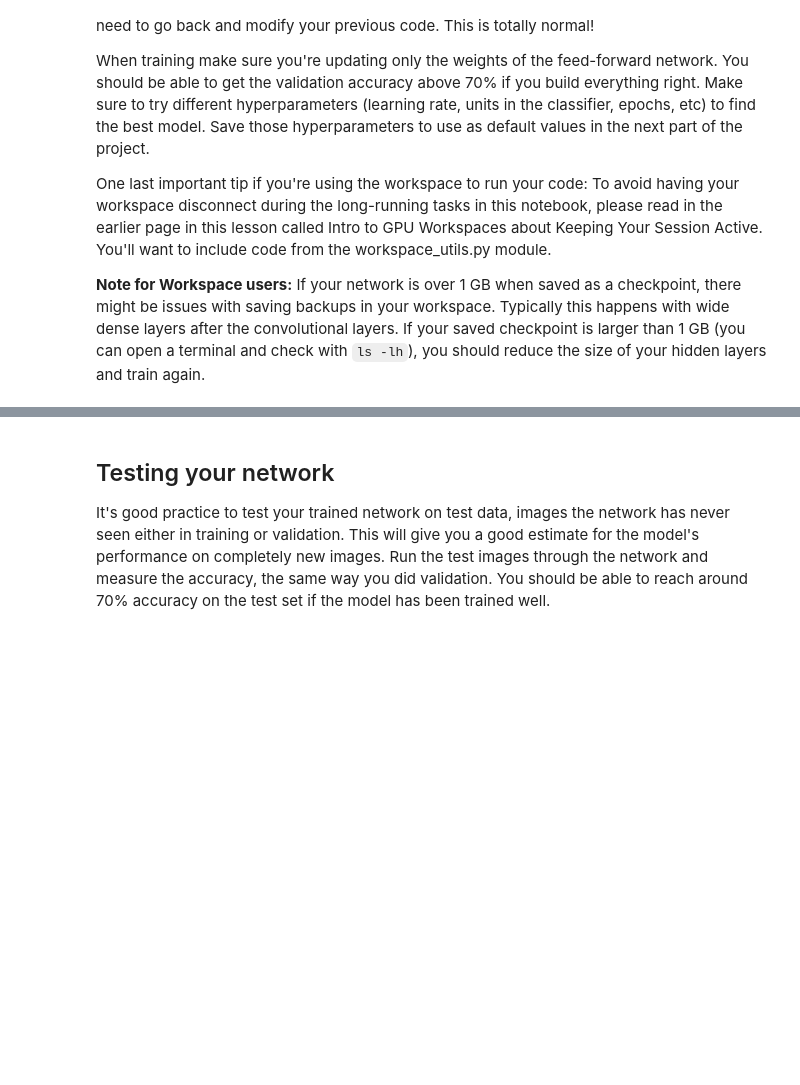
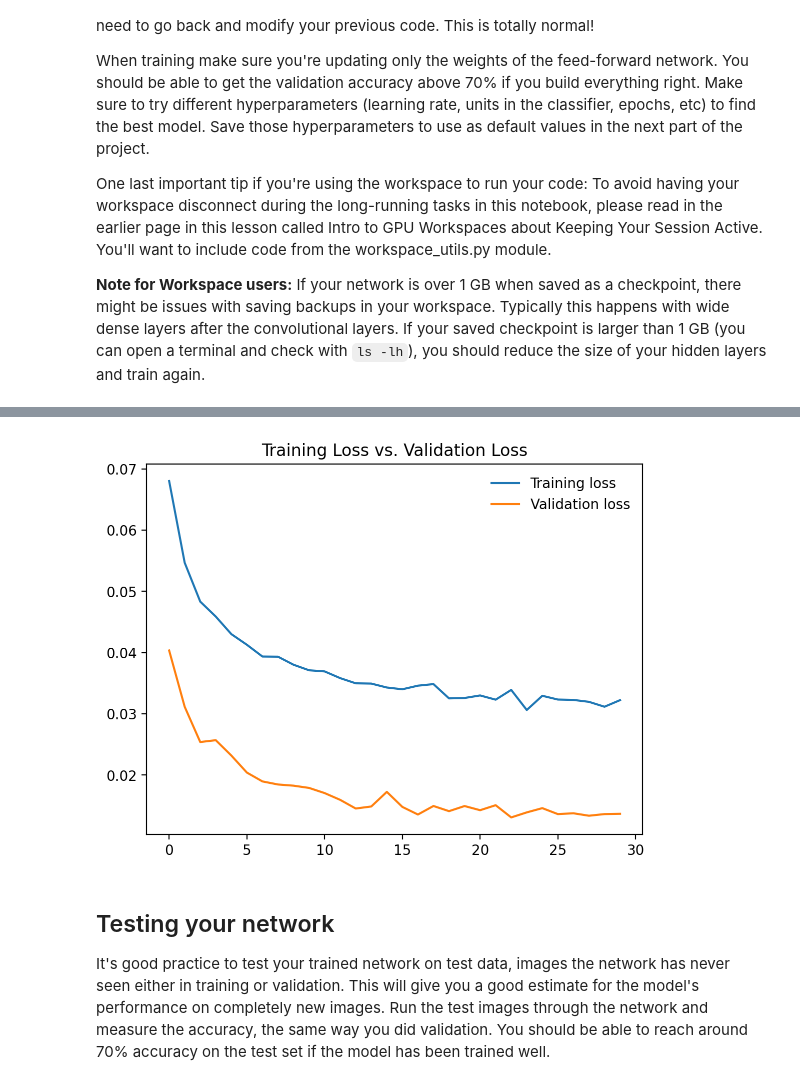
Before and after one commit to shh1v/aipnd-project, a Jupyter notebook: Image Classifier Project.ipynb, the cells around one changed output, grey strips where cells are left out. Cells and saved outputs as stored; diff of their text form; code cells hidden in the pictures; blank space fills up the shorter version.

```diff
--- a/Image Classifier Project.ipynb
+++ b/Image Classifier Project.ipynb
@@ -243,5 +244,5 @@ for epoch in range(1, config["epochs"] + 1):
         print(f"Epoch: {epoch}/{config['epochs']}.. ",
             f"Train Loss: {avg_epoch_train_loss:.3f}.. ",
             f"Valid Loss: {avg_epoch_valid_loss:.3f}.. ",
-            f"Valid Acc: {epoch_valid_correct*100 / len(valid_dataloader.dataset):.3f}%")
+            f"Valid Acc: {epoch_valid_correct*100 / len(valid_dataloader.dataset):.1f}%")
 # %% [output]
@@ -266,8 +266,11 @@ KeyboardInterrupt:
 # %%
 plt.plot(train_losses, label='Training loss')
-plt.plot(test_losses, label='Validation loss')
+plt.plot(valid_losses, label='Validation loss')
 plt.title("Training Loss vs. Validation Loss")
 plt.legend(frameon=False)
+plt.show()
+# %% [output]
+[figure, added]
 # %% [markdown]
 ## Testing your network
 
```
Also changed, not shown: parts of 8 cells of this notebook, 1 other file.
